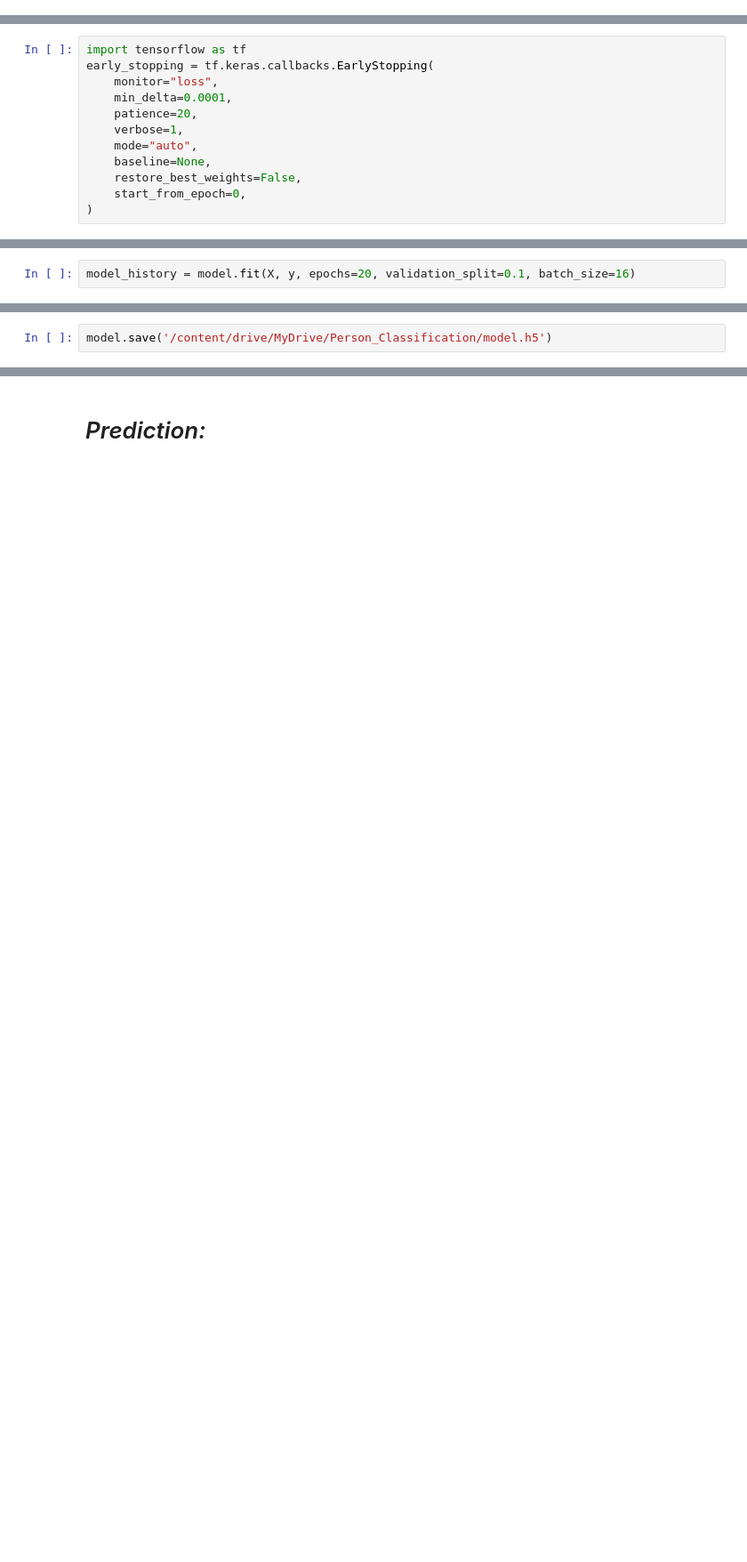
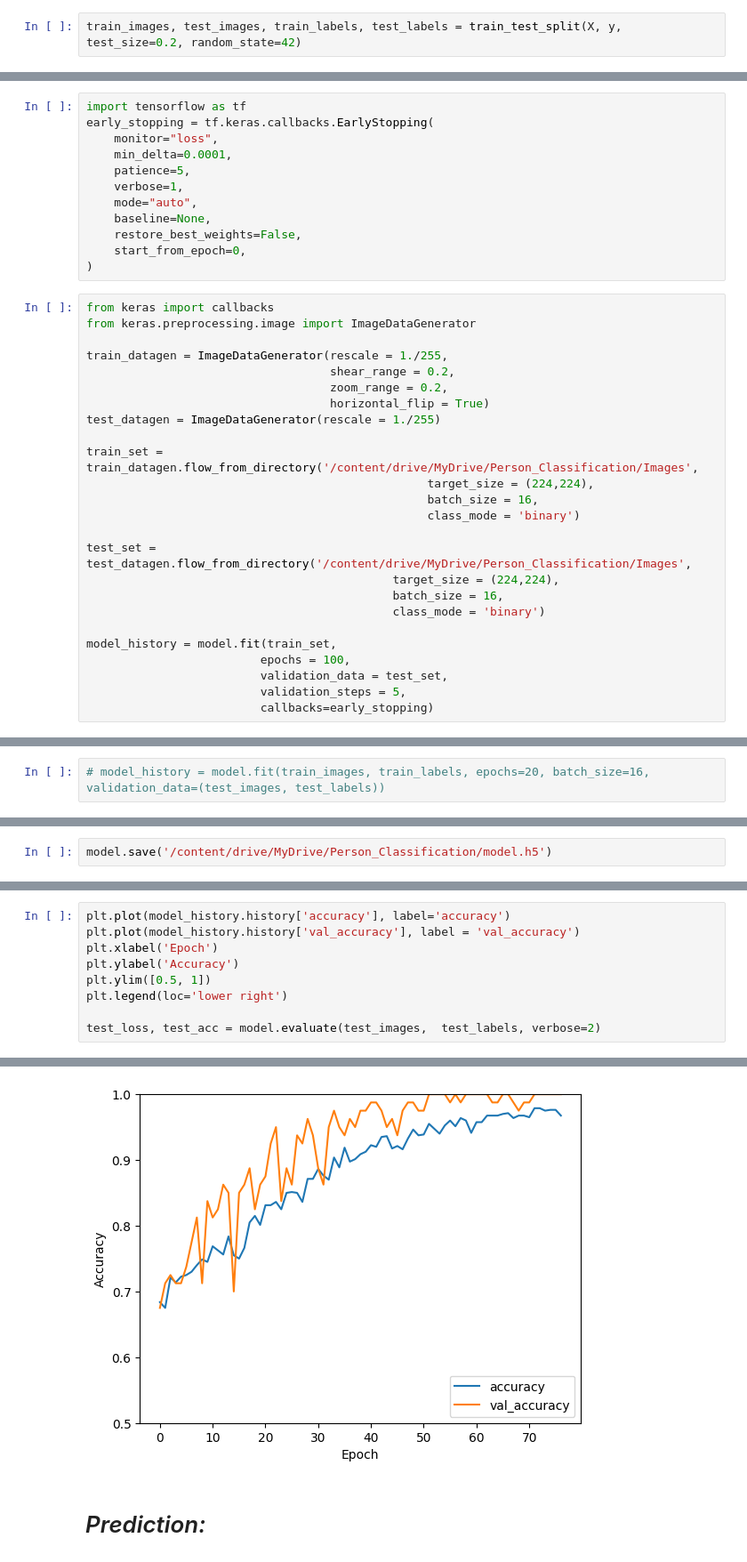
Before and after one commit to NarenBot/Person_Classification, a Jupyter notebook: Model_Creation.ipynb, the cells around one changed output, grey strips where cells are left out. Shown at 89% size. Cells and saved outputs as stored; diff of their text form; blank space fills up the shorter version.

```diff
--- a/Model_Creation.ipynb
+++ b/Model_Creation.ipynb
@@ -57,3 +58,5 @@ print(X.shape[1:])
 (800, 224, 224, 3)
 (800,)
 (224, 224, 3)
+# %%
+train_images, test_images, train_labels, test_labels = train_test_split(X, y, test_size=0.2, random_state=42)
@@ -102,10 +115,35 @@ import tensorflow as tf
 early_stopping = tf.keras.callbacks.EarlyStopping(
     monitor="loss",
     min_delta=0.0001,
-    patience=20,
+    patience=5,
     verbose=1,
     mode="auto",
     baseline=None,
     restore_best_weights=False,
     start_from_epoch=0,
 )
+# %%
+from keras import callbacks
+from keras.preprocessing.image import ImageDataGenerator
+
+train_datagen = ImageDataGenerator(rescale = 1./255,
+                                   shear_range = 0.2,
+                                   zoom_range = 0.2,
+                                   horizontal_flip = True)
+test_datagen = ImageDataGenerator(rescale = 1./255)
+
+train_set = train_datagen.flow_from_directory('/content/drive/MyDrive/Person_Classification/Images',
+                                                 target_size = (224,224),
+                                                 batch_size = 16,
+                                                 class_mode = 'binary')
+
+test_set = test_datagen.flow_from_directory('/content/drive/MyDrive/Person_Classification/Images',
+                                            target_size = (224,224),
+                                            batch_size = 16,
+                                            class_mode = 'binary')
+
+model_history = model.fit(train_set,
+                         epochs = 100,
+                         validation_data = test_set,
+                         validation_steps = 5,
+                         callbacks=early_stopping)
@@ -112,2 +168,2 @@ early_stopping = tf.keras.callbacks.EarlyStopping(
 # %%
-model_history = model.fit(X, y, epochs=20, validation_split=0.1, batch_size=16)
+# model_history = model.fit(train_images, train_labels, epochs=20, batch_size=16, validation_data=(test_images, test_labels))
@@ -133,0 +176,10 @@ model.save('/content/drive/MyDrive/Person_Classification/model.h5')
+# %%
+plt.plot(model_history.history['accuracy'], label='accuracy')
+plt.plot(model_history.history['val_accuracy'], label = 'val_accuracy')
+plt.xlabel('Epoch')
+plt.ylabel('Accuracy')
+plt.ylim([0.5, 1])
+plt.legend(loc='lower right')
+
+test_loss, test_acc = model.evaluate(test_images,  test_labels, verbose=2)
+# %% [output]
@@ -134,3 +187,4 @@ model.save('/content/drive/MyDrive/Person_Classification/model.h5')
+[figure, added]
 # %% [markdown]
 # *Prediction:*
 # %%
```
Also changed, not shown: parts of 9 cells of this notebook, 16 other files.
